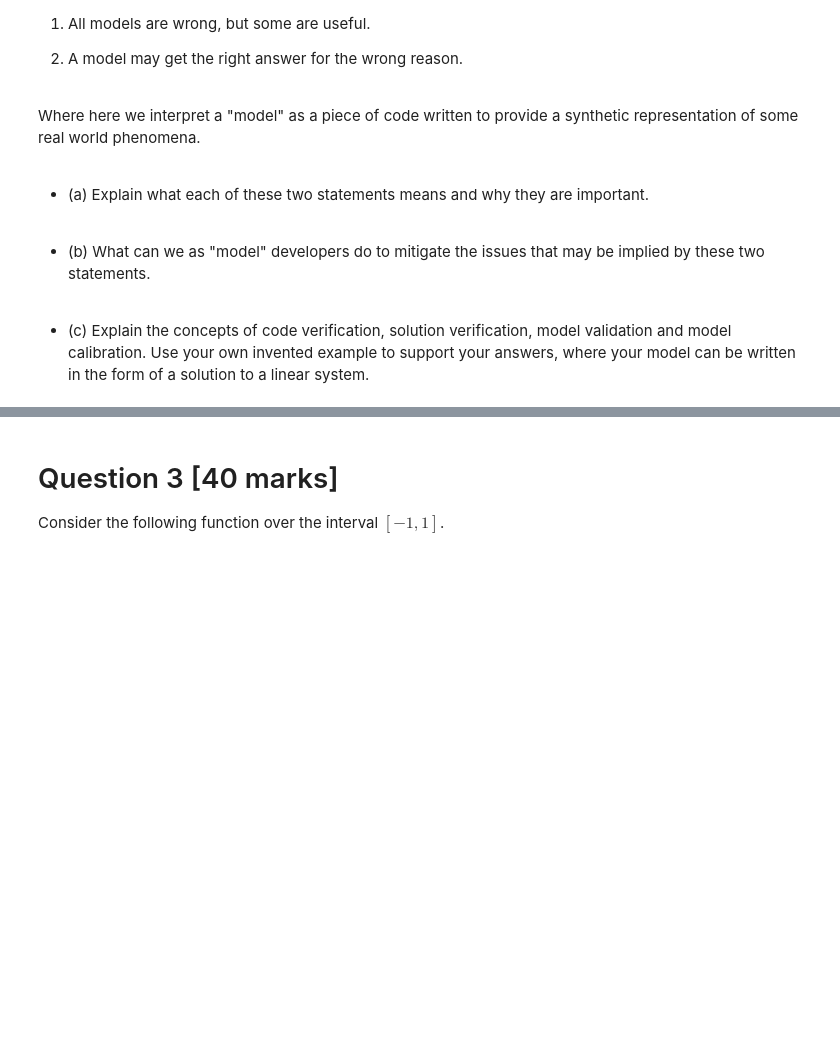
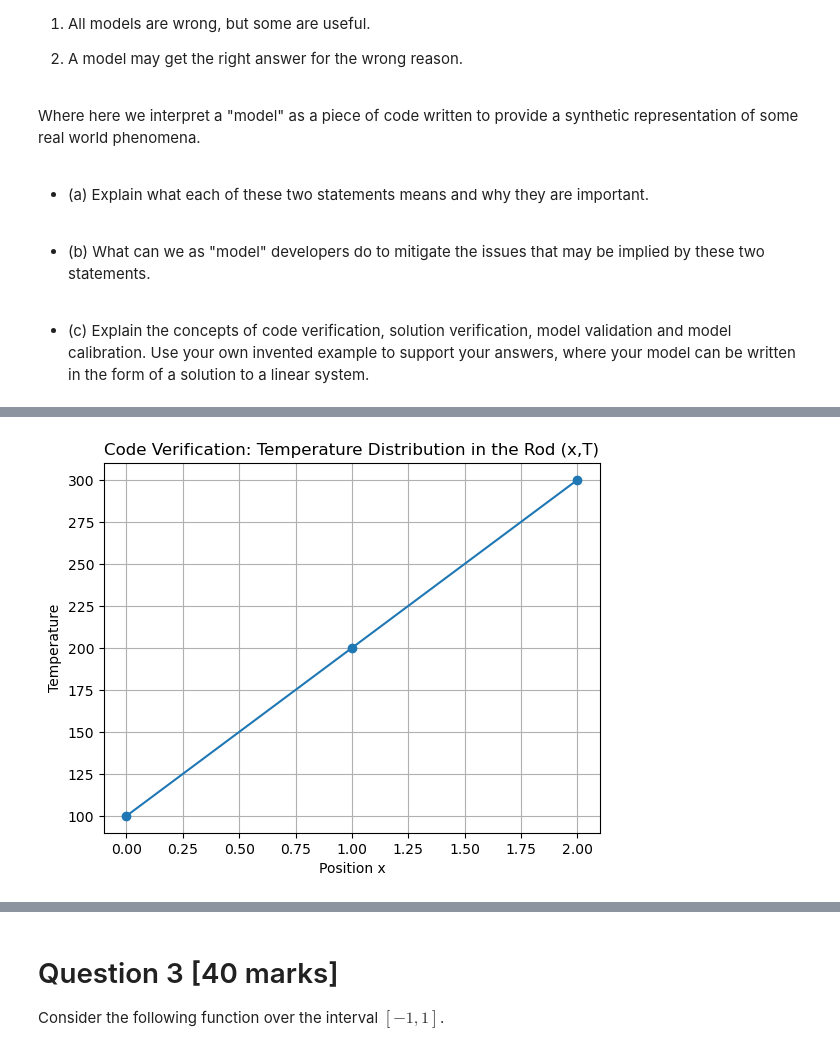
Before and after one commit to edsml-dg1018/CM-assessment-202324, a Jupyter notebook: CM-Nov2023-assessment-questions.ipynb, the cells around one changed output, grey strips where cells are left out. Cells and saved outputs as stored; diff of their text form; code cells hidden in the pictures; blank space fills up the shorter version.

```diff
--- a/CM-Nov2023-assessment-questions.ipynb
+++ b/CM-Nov2023-assessment-questions.ipynb
@@ -75,0 +182,14 @@ Where here we interpret a "model" as a piece of code written to provide a synthe
+# %%
+
+# Plot the temperature distribution for verification
+plt.plot([0, 1, 2], x, marker='o', linestyle='-')
+plt.title('Code Verification: Temperature Distribution in the Rod (x,T)')
+plt.xlabel('Position (x)')
+plt.ylabel('Temperature (T)')
+plt.grid(True)
+plt.show()
+
+# In this example, the system is already simple and the solution is direct,
+# so solution verification could involve just confirming that the numerical solution matches the analytical solution (which it will, since the system is simple).
+# %% [output]
+[figure, added]
```
Also changed, not shown: parts of 27 cells of this notebook, 1 other file.
